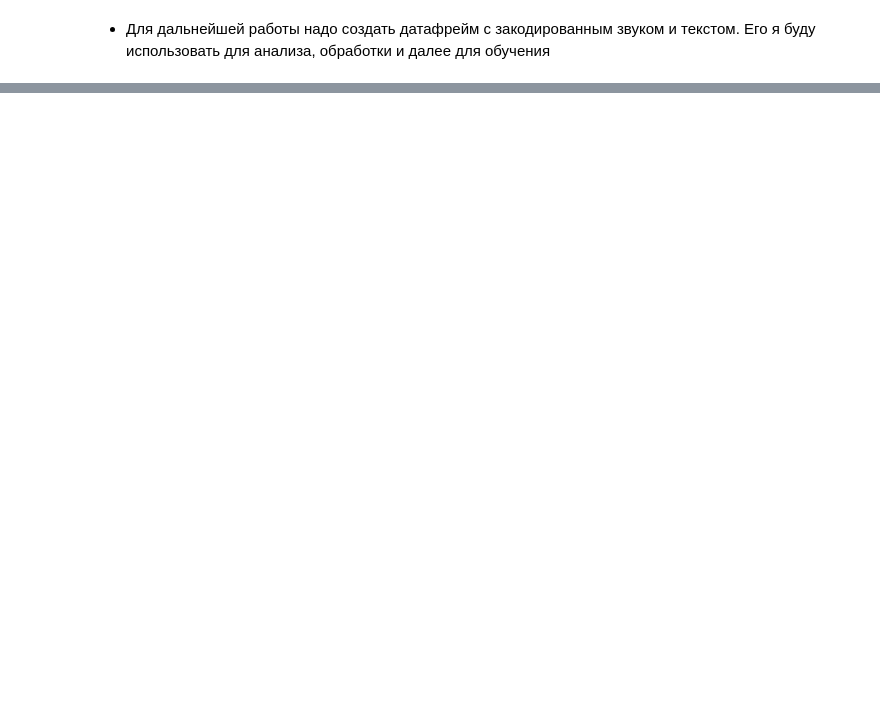
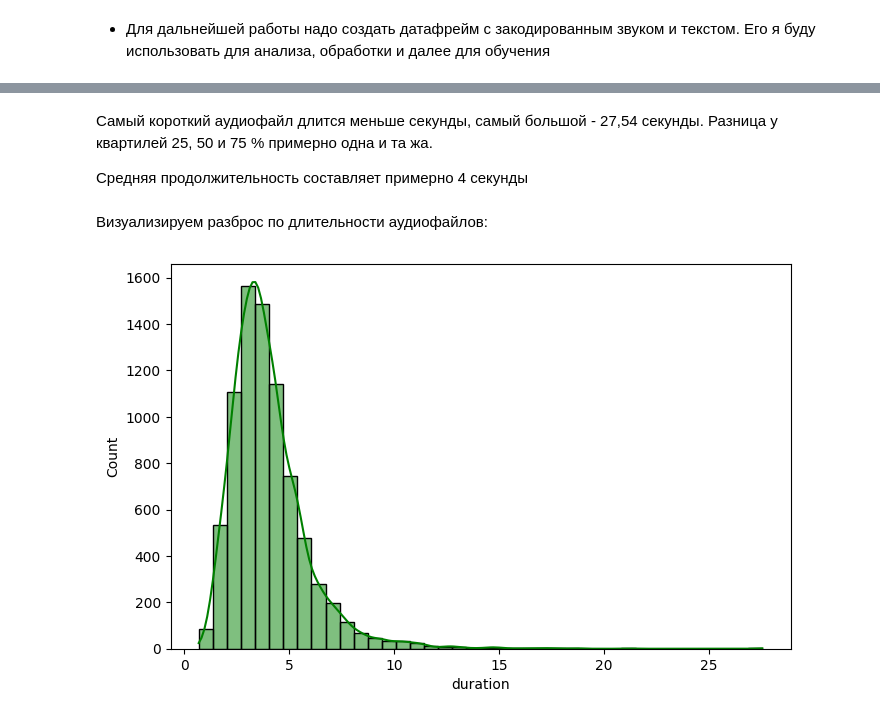
Before and after one commit to sollltit/tts1, a Jupyter notebook: Module_A/Module_A.ipynb, the cells around one changed output, grey strips where cells are left out. Saved outputs shown, nothing was run; the diff lists cells and outputs as text; code cells hidden in the pictures; blank space fills up the shorter version.

```diff
--- a/Module_A/Module_A.ipynb
+++ b/Module_A/Module_A.ipynb
@@ -438,0 +397,7 @@ KeyboardInterrupt:
+# %%
+df_sb = pd.DataFrame() # создаём датафрейм
+df_sb['audio_array'] = arrays # заполняем колонку с массивами
+df_sb['sr'] = sr # заполняем колонку с частотой
+df_sb['text'] = txt # заполняем колонку с текстом
+print(df_sb.shape) # выводим размер дф
+df_sb.head() # выводим первые 5 строчек дф
@@ -438,0 +426,8 @@ KeyboardInterrupt:
+# %%
+durations = [] # список для хранения длительности аудио
+# %%
+%%time
+for i in range(len(df_sb)):
+    print(i)
+    duration = librosa.get_duration(y = df_sb['audio_array'].iloc[i], sr = df_sb['sr'].iloc[i])
+    durations.append(duration)
@@ -438,0 +454,3 @@ KeyboardInterrupt:
+# %%
+df_sb['duration'] = durations
+df_sb
@@ -438,0 +485,12 @@ KeyboardInterrupt:
+# %% [markdown]
+Самый короткий аудиофайл длится меньше секунды, самый большой - 27,54 секунды. Разница у квартилей 25, 50 и 75 % примерно одна и та жа.
+
+Средняя продолжительность составляет примерно 4 секунды
+# %% [markdown]
+Визуализируем разброс по длительности аудиофайлов:
+# %%
+plt.figure(figsize=(8, 5))
+sns.histplot(df_sb['duration'], kde = True, bins = 40, color = 'green')
+plt.show()
+# %% [output]
+[figure, added]
```
Also changed, not shown: parts of 44 cells of this notebook.
